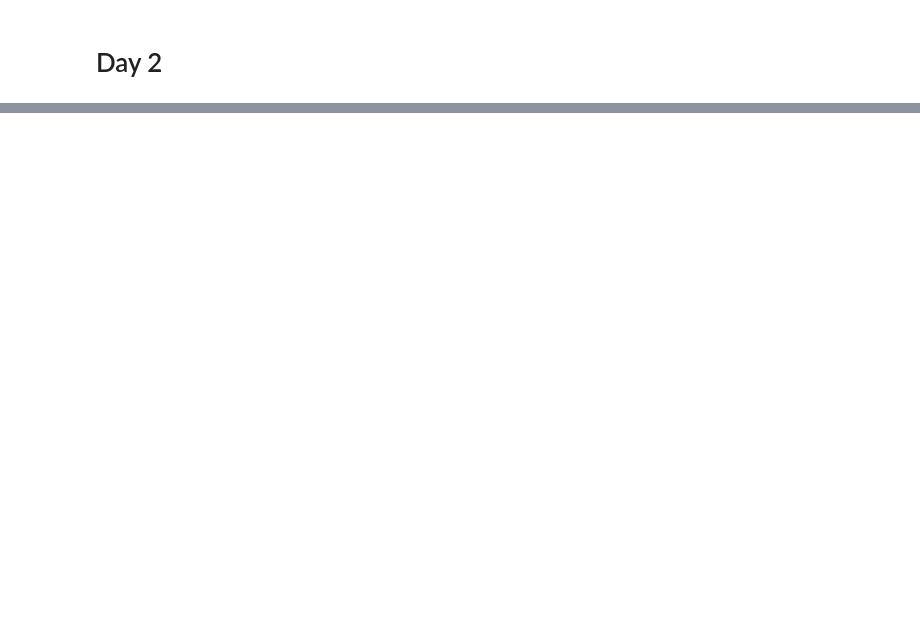
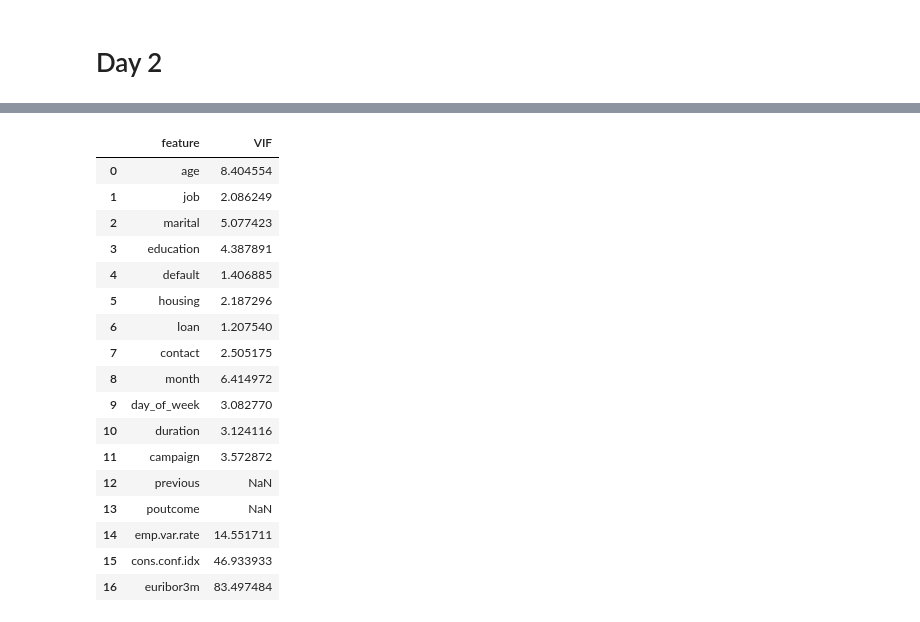
Before and after one commit to sumitsingh976/sunday1, a Jupyter notebook: 3SepLogisticRegression.ipynb, the cells around one changed output, grey strips where cells are left out. Saved outputs shown, nothing was run; the diff lists cells and outputs as text; code cells hidden in the pictures; blank space fills up the shorter version.

```diff
--- a/3SepLogisticRegression.ipynb
+++ b/3SepLogisticRegression.ipynb
@@ -521,0 +579,10 @@ unknown        80
+# %%
+col_list = []
+for i in data.columns:
+  if((data[i].dtype != 'object')& (i != 'y')):
+    col_list.append(i)
+
+x = data[col_list]
+vif_data = pd.DataFrame()
+vif_data['feature'] = x.columns
+vif_data['VIF'] = [vif(x.values,i) for i in range(len(x.columns))]
@@ -521,0 +609,12 @@ unknown        80
+# %%
+data = data.drop(['nr.employed'],axis = 1)
+# %%
+col_list = []
+for i in data.columns:
+  if((data[i].dtype != 'object')& (i != 'y')):
+    col_list.append(i)
+
+x = data[col_list]
+vif_data = pd.DataFrame()
+vif_data['feature'] = x.columns
+vif_data['VIF'] = [vif(x.values,i) for i in range(len(x.columns))]
@@ -521,0 +641,32 @@ unknown        80
+# %%
+data = data.drop(['cons.price.idx'],axis = 1)
+# %%
+col_list = []
+for i in data.columns:
+  if((data[i].dtype != 'object')& (i != 'y')):
+    col_list.append(i)
+
+x = data[col_list]
+vif_data = pd.DataFrame()
+vif_data['feature'] = x.columns
+vif_data['VIF'] = [vif(x.values,i) for i in range(len(x.columns))]
+vif_data
+# %% [output]
+|  | feature | VIF |
+| 0 | age | 8.404554 |
+| 1 | job | 2.086249 |
+| 2 | marital | 5.077423 |
+| 3 | education | 4.387891 |
+| 4 | default | 1.406885 |
+| 5 | housing | 2.187296 |
+| 6 | loan | 1.207540 |
+| 7 | contact | 2.505175 |
+| 8 | month | 6.414972 |
+| 9 | day_of_week | 3.082770 |
+| 10 | duration | 3.124116 |
+| 11 | campaign | 3.572872 |
+| 12 | previous | NaN |
+| 13 | poutcome | NaN |
+| 14 | emp.var.rate | 14.551711 |
+| 15 | cons.conf.idx | 46.933933 |
+| 16 | euribor3m | 83.497484 |
```
Also changed, not shown: parts of 43 cells of this notebook.
